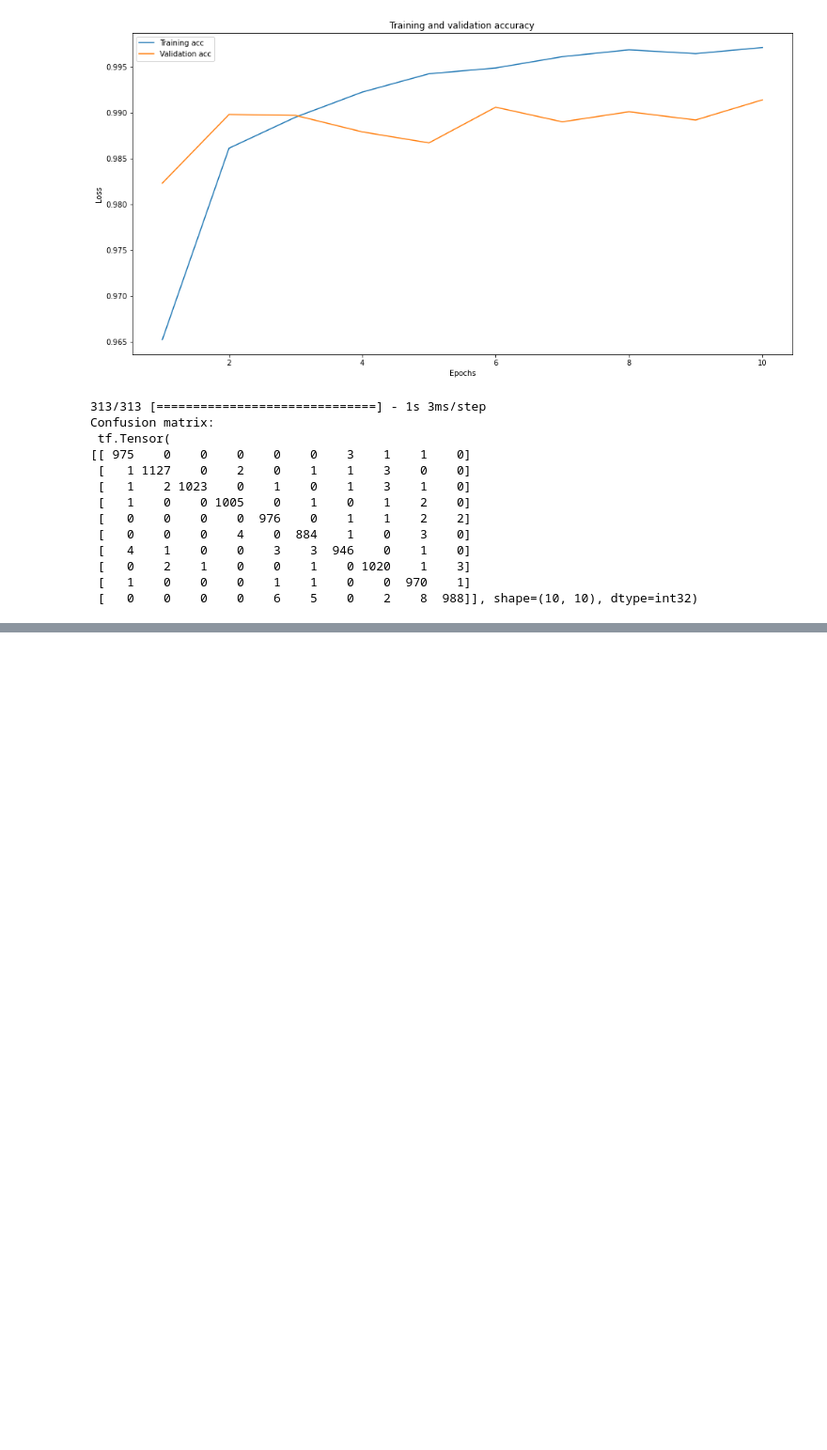
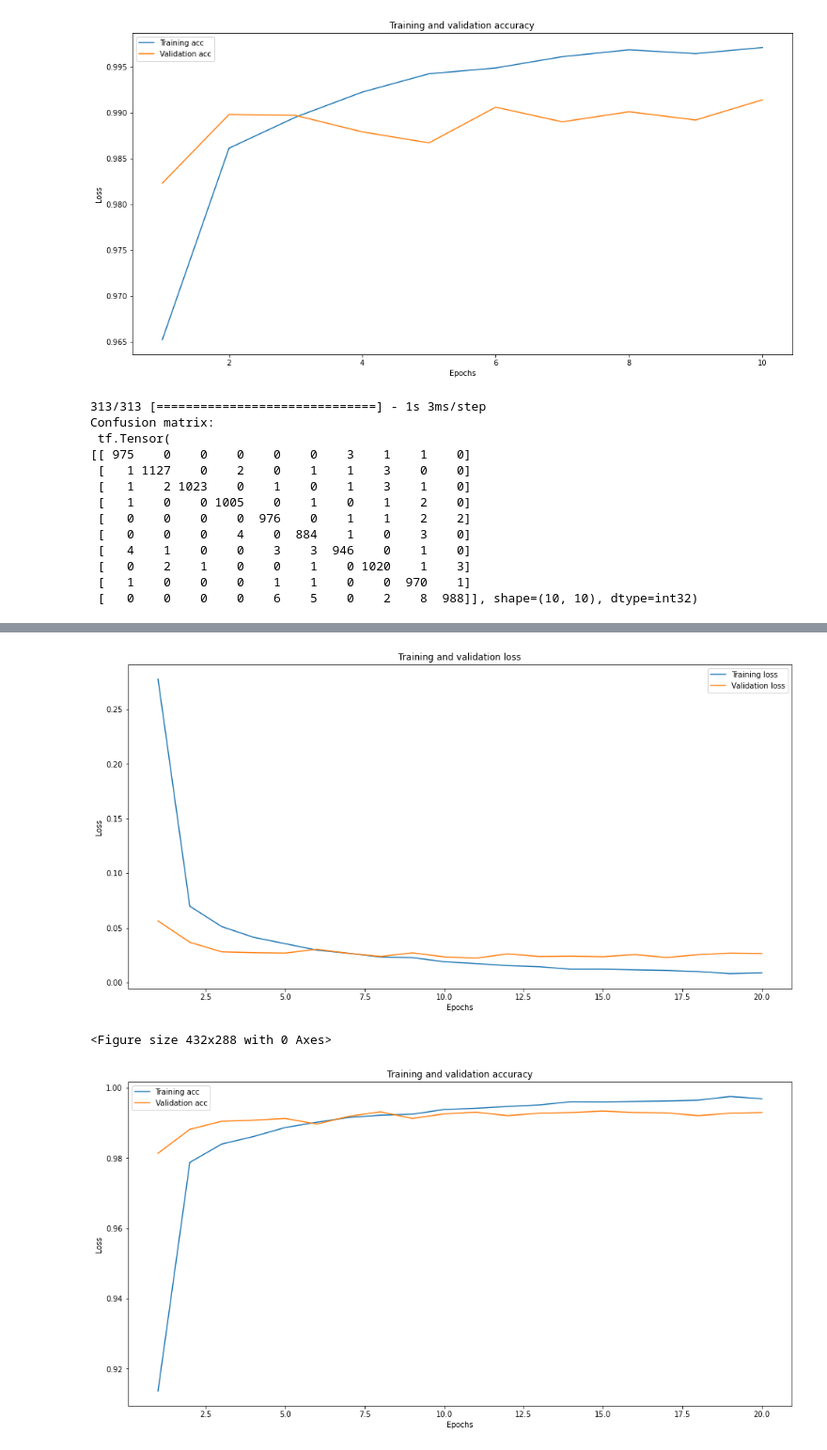
Before and after one commit to nastyamatychenko/DAAD-DL-Lab1, a Jupyter notebook: Lab.ipynb, the cells around one changed output, grey strips where cells are left out. Shown at 94% size. Drawn from its saved outputs; the diff is of its cells as text; code cells hidden in the pictures; blank space fills up the shorter version.

```diff
--- a/Lab.ipynb
+++ b/Lab.ipynb
@@ -107,13 +108,11 @@ model = tf.keras.Sequential([
     layers.Conv2D(64, kernel_size=(3,3), activation='relu'),
     layers.MaxPooling2D(pool_size=(2,2)),
     layers.Flatten(),
-    layers.Dense(128, activation='relu'),
+    layers.Dense(128, activation='relu',kernel_regularizer=regularizers.l2(0.01)),
     layers.Dense(10, activation='softmax')
 ])
 #Todo налаштування
-#Function model
 #regula
-
 
 # Compile model
 #Computes the crossentropy loss between and predictions
@@ -236,0 +303,31 @@ Confusion matrix:
+# %%
+import matplotlib.pyplot  as plt
+def plot_train_history(history,figsize=(16,8),first_line='#1f77b4',second_line='#ff7f0e'):
+       loss = history.history['loss']
+       val_loss = history.history['val_loss']
+       epochs = range(1, len(loss) + 1)
+       plt.figure(figsize=(16,8))
+       plt.plot(epochs, loss, '#1f77b4', label='Training loss')
+       plt.plot(epochs, val_loss, '#ff7f0e', label='Validation loss')
+       plt.title('Training and validation loss')
+       plt.xlabel('Epochs')
+       plt.ylabel('Loss')
+       plt.legend()
+       plt.show()
+       plt.clf()
+       plt.figure(figsize=figsize)
+       acc = history.history['accuracy']
+       val_acc = history.history['val_accuracy']
+       plt.plot(epochs, acc, '#1f77b4', label='Training acc')
+       plt.plot(epochs, val_acc, '#ff7f0e', label='Validation acc')
+       plt.title('Training and validation accuracy')
+       plt.xlabel('Epochs')
+       plt.ylabel('Loss')
+       plt.legend()
+       plt.show()
+
+plot_train_history(history)
+# %% [output]
+[figure, added]
+<Figure size 432x288 with 0 Axes>
+[figure, added]
```
Also changed, not shown: parts of 2 cells of this notebook.
